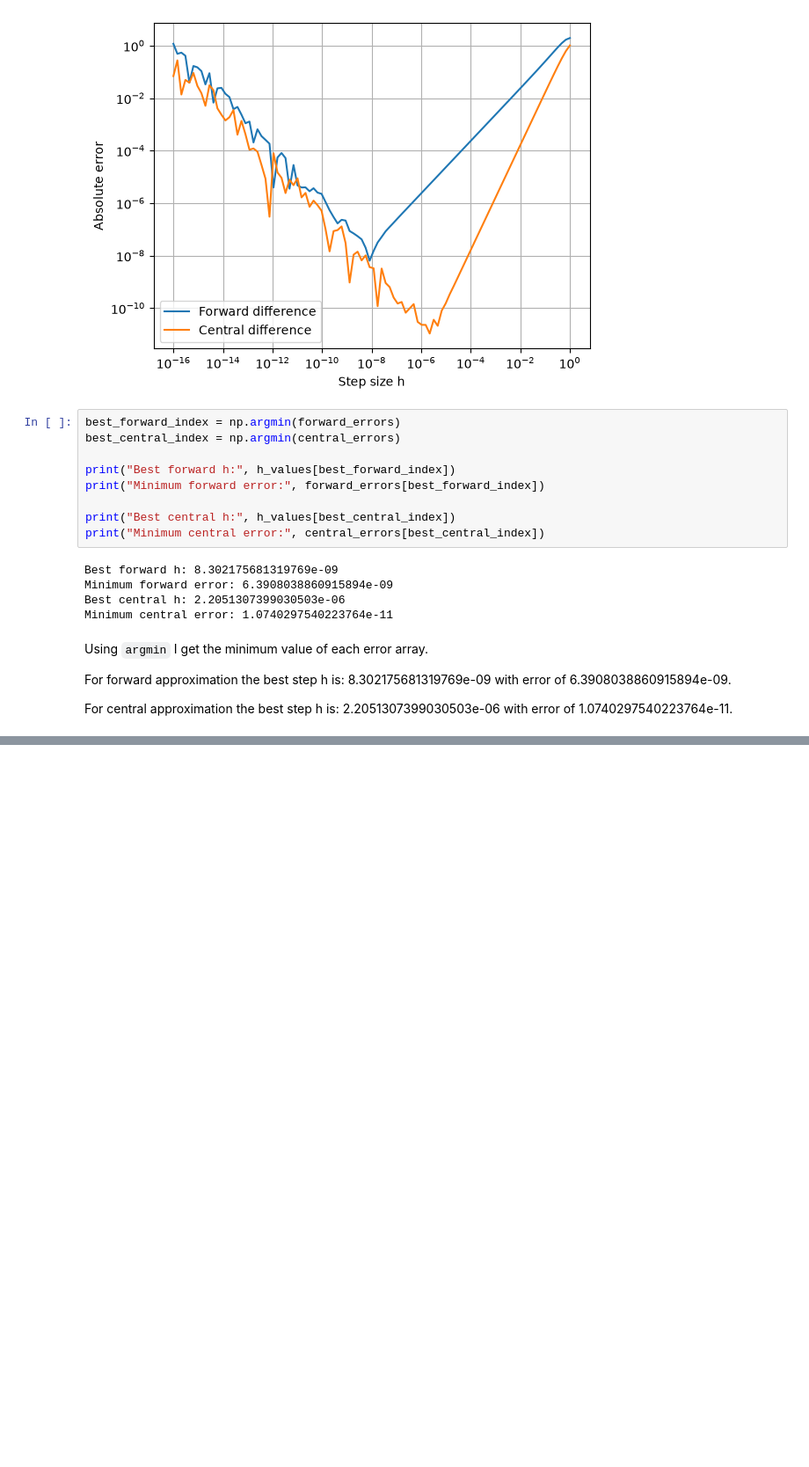
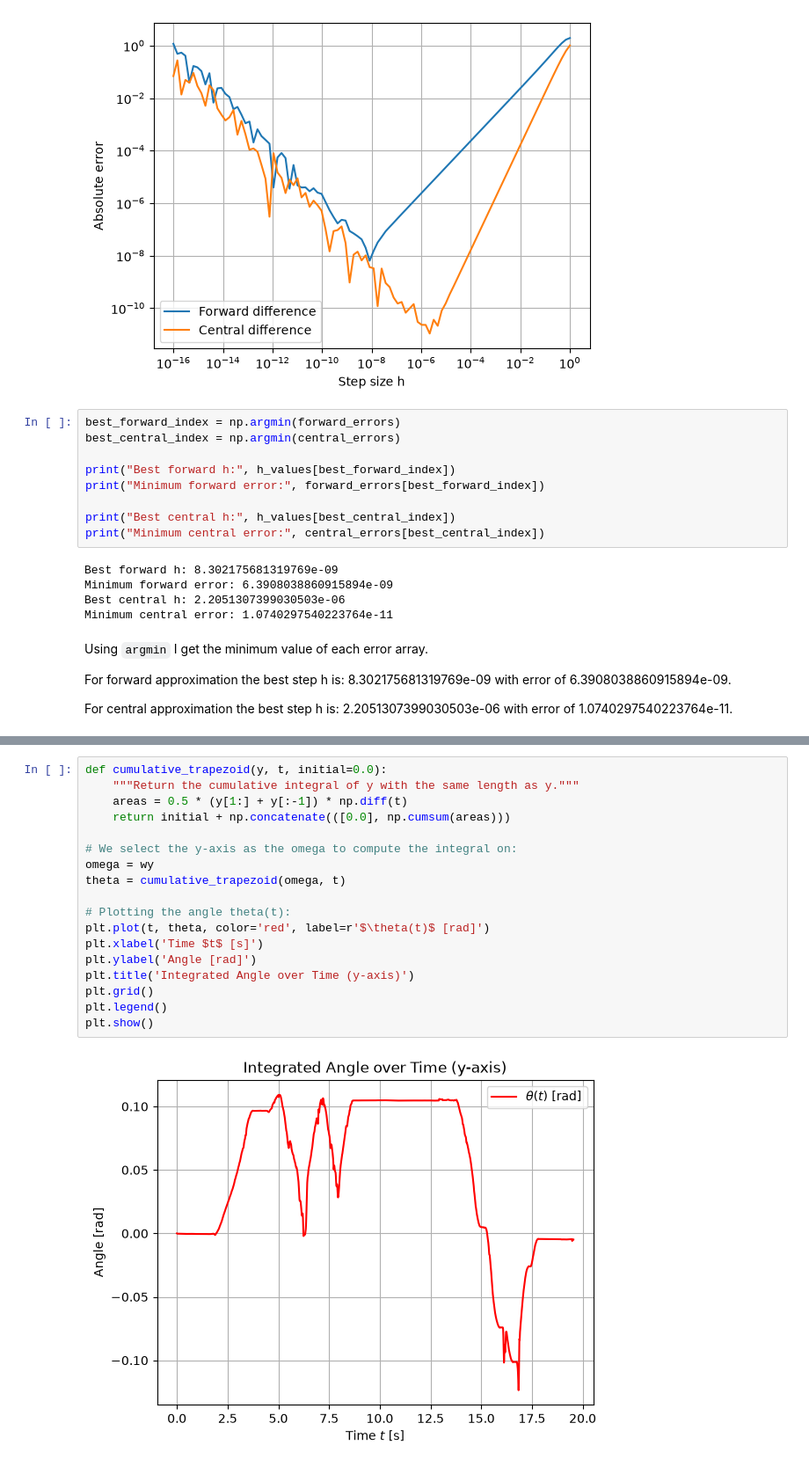
Before and after one commit to JoneVB/MOD300_Prosjekt1, a Jupyter notebook: project1.ipynb, the cells around one changed output, grey strips where cells are left out. Shown at 88% size. Drawn from its saved outputs; the diff is of its cells as text; blank space fills up the shorter version.

```diff
--- a/project1.ipynb
+++ b/project1.ipynb
@@ -695,0 +1036,20 @@ any general comments on improvements for later assignments
+# %%
+def cumulative_trapezoid(y, t, initial=0.0):
+    """Return the cumulative integral of y with the same length as y."""
+    areas = 0.5 * (y[1:] + y[:-1]) * np.diff(t)
+    return initial + np.concatenate(([0.0], np.cumsum(areas)))
+
+# We select the y-axis as the omega to compute the integral on:
+omega = wy
+theta = cumulative_trapezoid(omega, t)
+
+# Plotting the angle theta(t):
+plt.plot(t, theta, color='red', label=r'$\theta(t)$ [rad]')
+plt.xlabel('Time $t$ [s]')
+plt.ylabel('Angle [rad]')
+plt.title('Integrated Angle over Time (y-axis)')
+plt.grid()
+plt.legend()
+plt.show()
+# %% [output]
+[figure, added]
```
Also changed, not shown: parts of 53 cells of this notebook, 1 other file.
